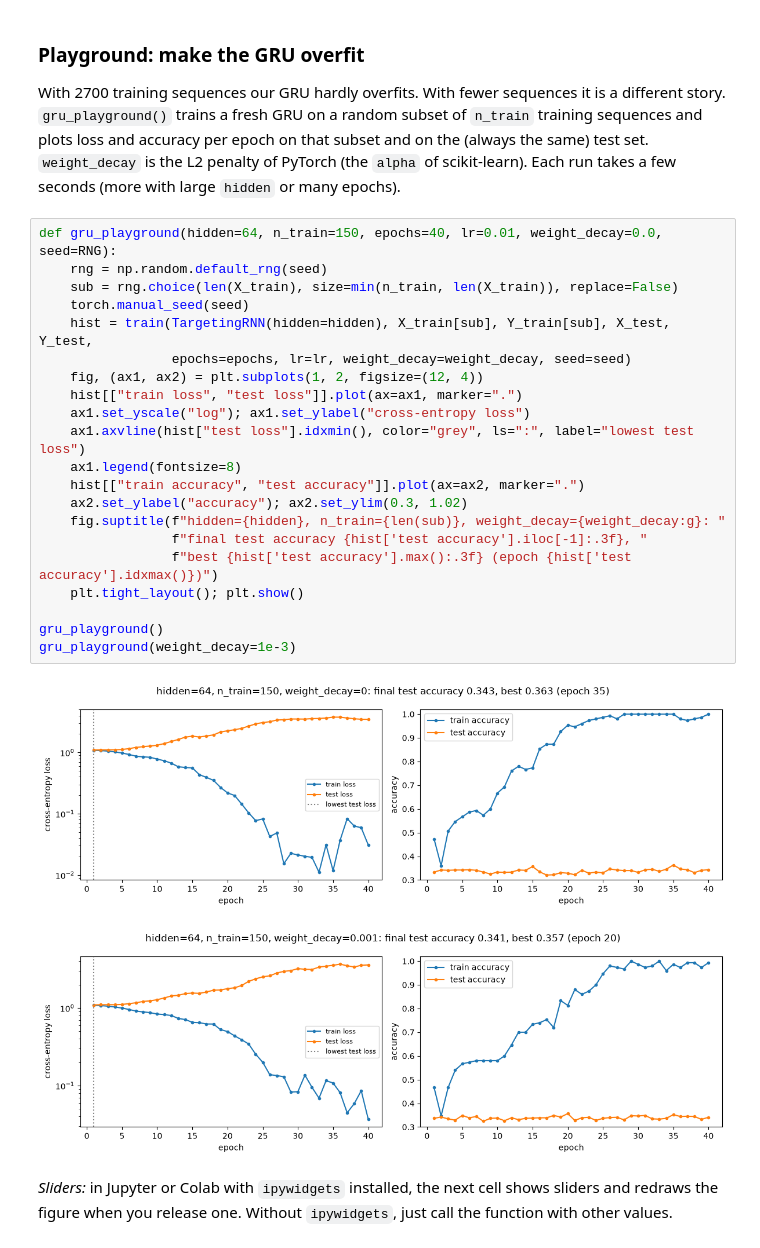
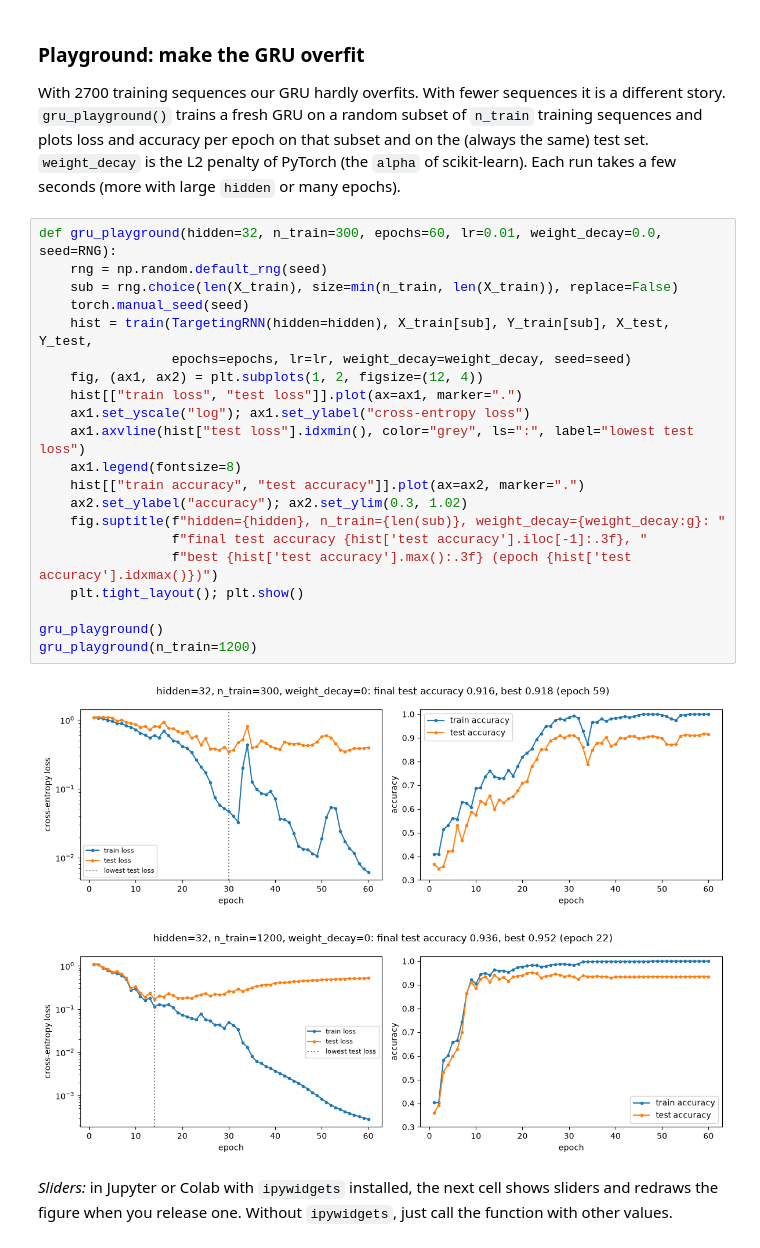
Before and after one commit to giorginolab/AI-qbio-classes, a Jupyter notebook: course/t03_rnn_protein_targeting.ipynb, the cells around one changed output. Drawn from its saved outputs; the diff is of its cells as text.

```diff
--- a/course/t03_rnn_protein_targeting.ipynb
+++ b/course/t03_rnn_protein_targeting.ipynb
@@ -441,29 +441,29 @@ plots loss and accuracy per epoch on that subset and on the (always the same) te
 `weight_decay` is the L2 penalty of PyTorch (the `alpha` of scikit-learn). Each run takes a few
 seconds (more with large `hidden` or many epochs).
 # %%
-def gru_playground(hidden=64, n_train=150, epochs=40, lr=0.01, weight_decay=0.0, seed=RNG):
+def gru_playground(hidden=32, n_train=300, epochs=60, lr=0.01, weight_decay=0.0, seed=RNG):
     rng = np.random.default_rng(seed)
     sub = rng.choice(len(X_train), size=min(n_train, len(X_train)), replace=False)
     torch.manual_seed(seed)
     hist = train(TargetingRNN(hidden=hidden), X_train[sub], Y_train[sub], X_test, Y_test,
                  epochs=epochs, lr=lr, weight_decay=weight_decay, seed=seed)
     fig, (ax1, ax2) = plt.subplots(1, 2, figsize=(12, 4))
     hist[["train loss", "test loss"]].plot(ax=ax1, marker=".")
     ax1.set_yscale("log"); ax1.set_ylabel("cross-entropy loss")
     ax1.axvline(hist["test loss"].idxmin(), color="grey", ls=":", label="lowest test loss")
     ax1.legend(fontsize=8)
     hist[["train accuracy", "test accuracy"]].plot(ax=ax2, marker=".")
     ax2.set_ylabel("accuracy"); ax2.set_ylim(0.3, 1.02)
     fig.suptitle(f"hidden={hidden}, n_train={len(sub)}, weight_decay={weight_decay:g}: "
                  f"final test accuracy {hist['test accuracy'].iloc[-1]:.3f}, "
                  f"best {hist['test accuracy'].max():.3f} (epoch {hist['test accuracy'].idxmax()})")
     plt.tight_layout(); plt.show()
 
 gru_playground()
-gru_playground(weight_decay=1e-3)
+gru_playground(n_train=1200)
 # %% [output]
-[figure, old version]
+[figure, new version]
-[figure, old version]
+[figure, new version]
 # %% [markdown]
 *Sliders:* in Jupyter or Colab with `ipywidgets` installed, the next cell shows sliders and redraws the figure when you release one. Without `ipywidgets`, just call the function with other values.
 # %%
```
Also changed, not shown: parts of 2 cells of this notebook, 5 other files.
